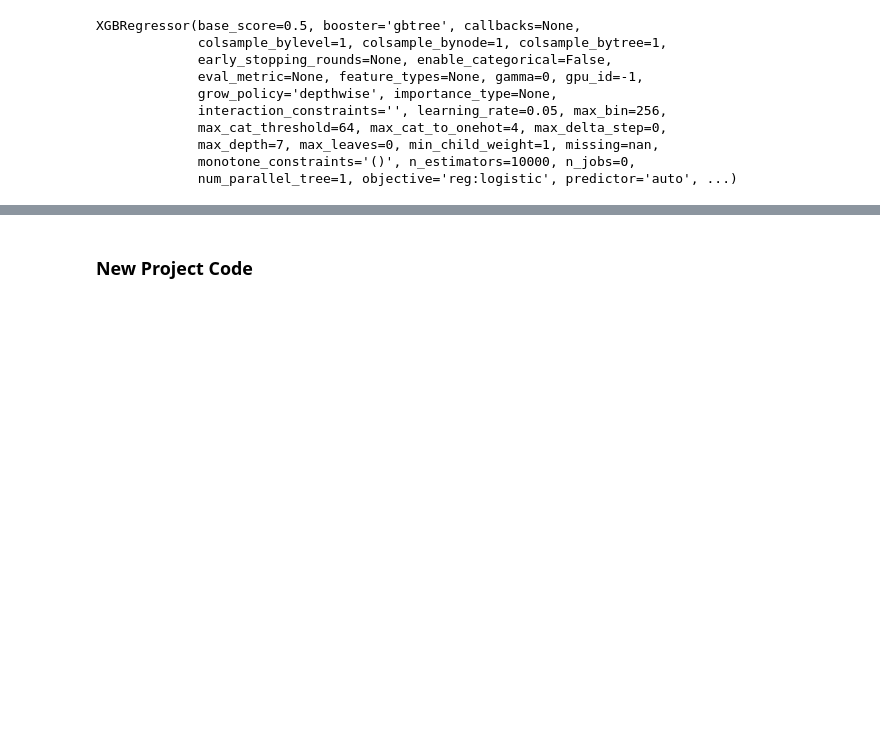
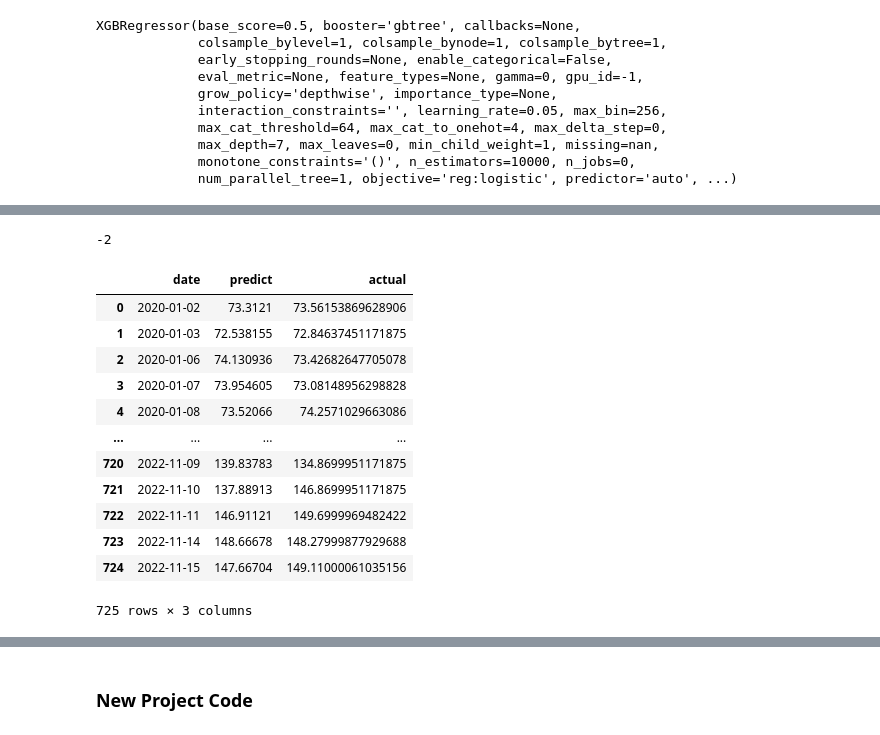
Before and after one commit to willzwetolitz/DS340W, a Jupyter notebook: main/stacked_trading.ipynb, the cells around one changed output, grey strips where cells are left out. Drawn from its saved outputs; the diff is of its cells as text; code cells hidden in the pictures; blank space fills up the shorter version.

```diff
--- a/main/stacked_trading.ipynb
+++ b/main/stacked_trading.ipynb
@@ -274,0 +279,40 @@ plt.show()
+# %%
+complete_test = pd.DataFrame(np.vstack([np.array(date_original_test).T, reverse_close_test(xgb_pred_test).T, reverse_close_test(close_normalize_test).T]).T, columns=['date', 'predict', 'actual'])
+
+correct = 0
+last_actual, last_predict = 0, 0
+for row in complete_test.values:
+	if not last_actual and not last_predict:
+		last_actual = float(row[2])
+		last_predict = float(row[1])
+		continue
+	if last_actual < float(row[2])*1.001:
+		if last_predict < float(row[1])*1.001:
+			correct += 1
+		else:
+			correct -= 1
+	elif float(row[2])*1.001 < last_actual:
+		if float(row[1])*1.001 < last_predict:
+			correct += 1
+		else:
+			correct -= 1
+	last_actual = float(row[2])
+	last_predict = float(row[1])
+
+print(correct)
+complete_test
+# %% [output]
+-2
+|  | date | predict | actual |
+| 0 | 2020-01-02 | 73.3121 | 73.56153869628906 |
+| 1 | 2020-01-03 | 72.538155 | 72.84637451171875 |
+| 2 | 2020-01-06 | 74.130936 | 73.42682647705078 |
+| 3 | 2020-01-07 | 73.954605 | 73.08148956298828 |
+| 4 | 2020-01-08 | 73.52066 | 74.2571029663086 |
+| ... | ... | ... | ... |
+| 720 | 2022-11-09 | 139.83783 | 134.8699951171875 |
+| 721 | 2022-11-10 | 137.88913 | 146.8699951171875 |
+| 722 | 2022-11-11 | 146.91121 | 149.6999969482422 |
+| 723 | 2022-11-14 | 148.66678 | 148.27999877929688 |
+| 724 | 2022-11-15 | 147.66704 | 149.11000061035156 |
+725 rows × 3 columns
```
Also changed, not shown: parts of 11 cells of this notebook, 2 other files.
